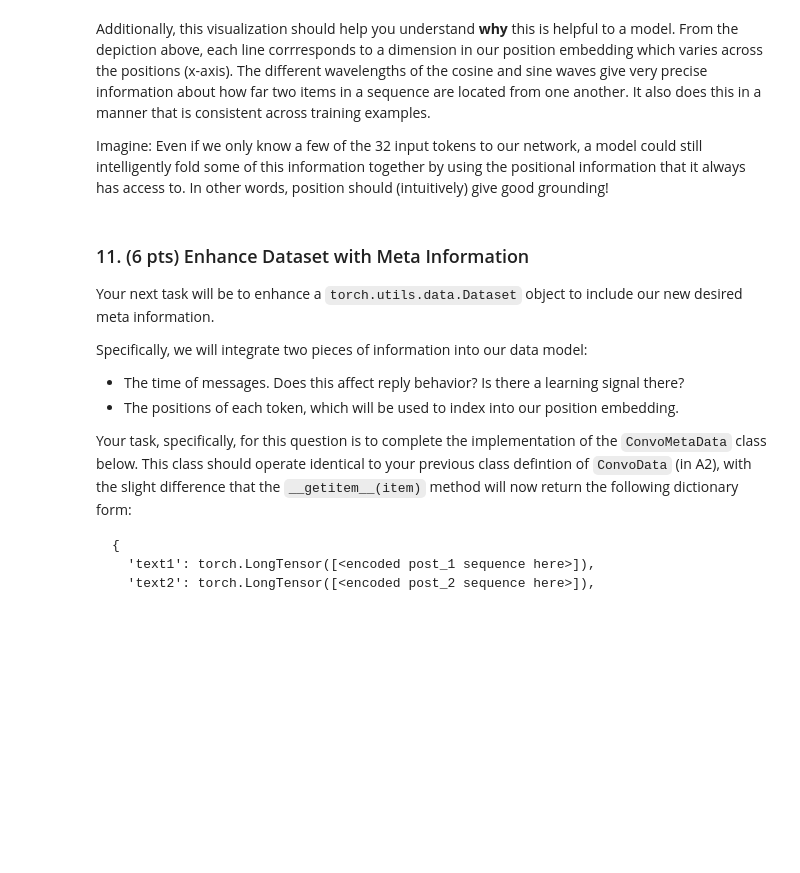
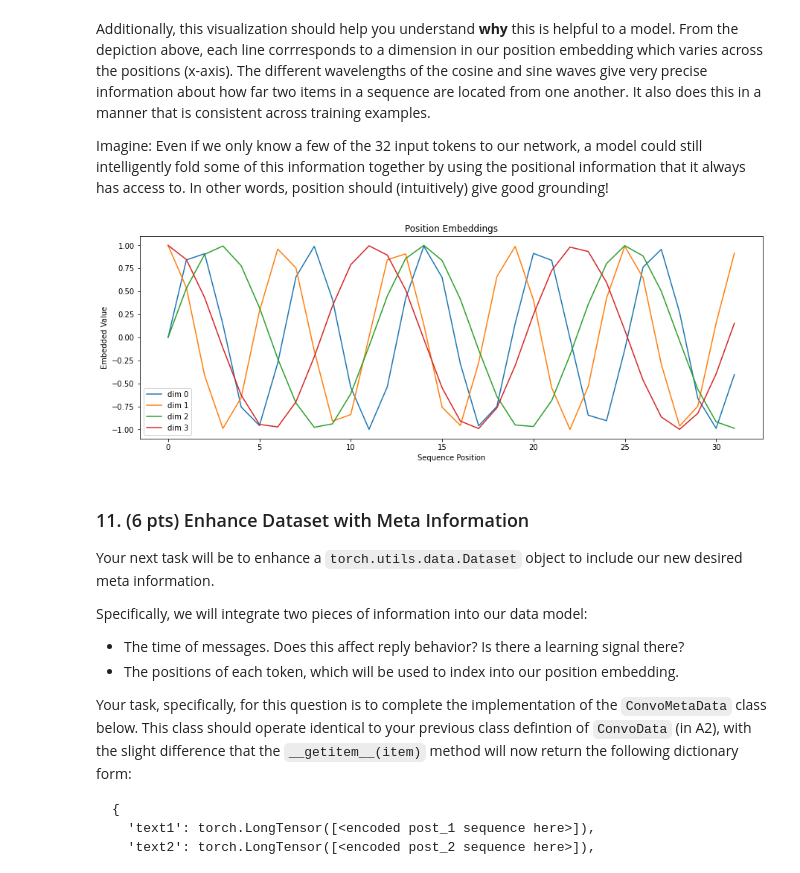
Before and after one commit to ductai199x/Course_work, a Jupyter notebook: 691dsci/A4-Module-A.ipynb, the cells around one changed output. Cells and saved outputs as stored; diff of their text form; code cells hidden in the pictures; blank space fills up the shorter version.

```diff
--- a/691dsci/A4-Module-A.ipynb
+++ b/691dsci/A4-Module-A.ipynb
@@ -1384,7 +1378,10 @@ def prepare_position_embeddings(seq_len=32, pos_dim=32):
     arg_vals = position * div_term
 
     # --- your code starts here
-
+    pe_cos = torch.cos(arg_vals)
+    pe_sin = torch.sin(arg_vals)
+    pe[:, 0::2] = pe_sin
+    pe[:, 1::2] = pe_cos
     # --- your code ends here
 
     return pe
@@ -1427,21 +1439,21 @@ Imagine: Even if we only know a few of the 32 input tokens to our network, a mod
 # %%
 # A10:SanityCheck
 
 plt.figure(figsize=(15, 5))
-
-pe = prepare_position_embeddings()
 
 for i in range(4):
     xs = list(range(32))
     ys = pe[:, i]
     plt.plot(xs, ys, label=f"dim {i}")
 
     plt.title("Position Embeddings")
     plt.xlabel("Sequence Position")
     plt.ylabel("Embedded Value")
     plt.legend()
 
 plt.show()
+# %% [output]
+[figure, added]
 # %% [markdown]
 ### 11. (6 pts) Enhance Dataset with Meta Information
 
```
Also changed, not shown: parts of 24 cells of this notebook, 3 other files.
